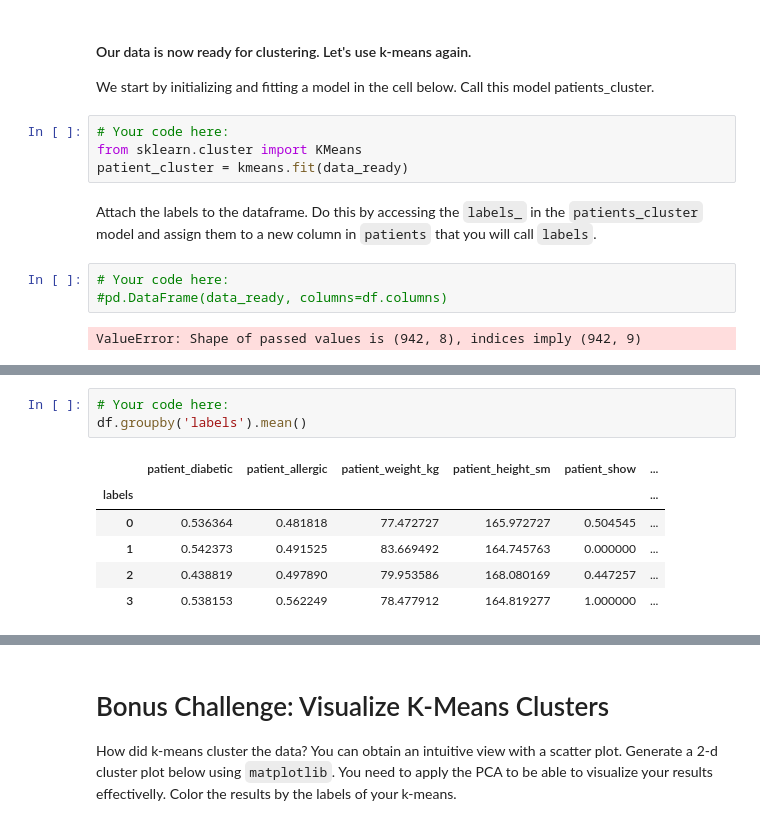
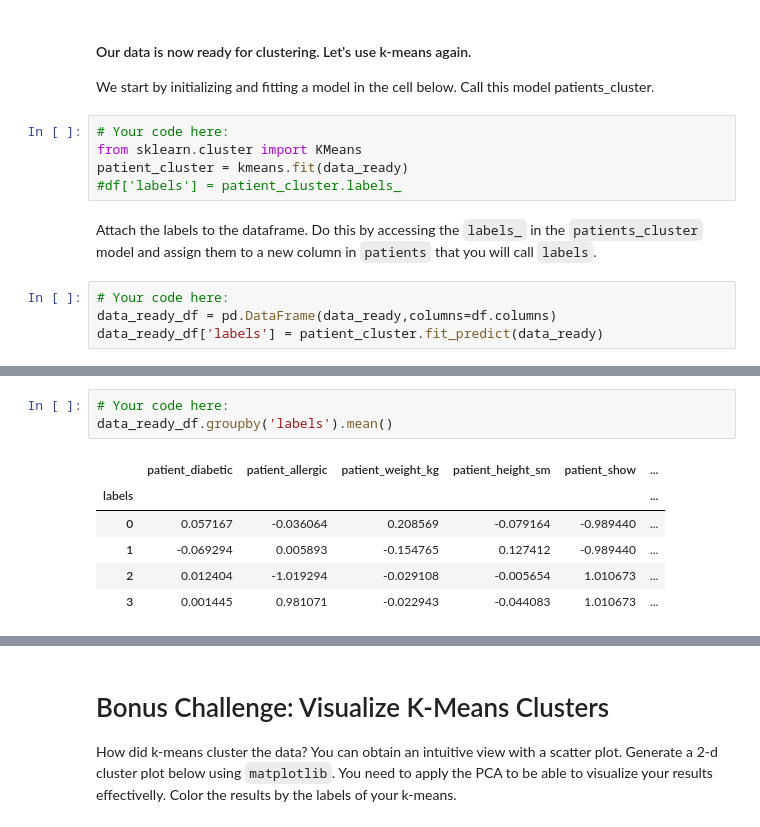
Before and after one commit to Marcio-Marchiori/Labs_Python, a Jupyter notebook: Lab_unsupervised/your-code/main.ipynb, the cells around one changed output, grey strips where cells are left out. Cells and saved outputs as stored; diff of their text form.

```diff
--- a/Lab_unsupervised/your-code/main.ipynb
+++ b/Lab_unsupervised/your-code/main.ipynb
@@ -384,13 +382,13 @@ We start by initializing and fitting a model in the cell below. Call this model
 # Your code here:
 from sklearn.cluster import KMeans
 patient_cluster = kmeans.fit(data_ready)
+#df['labels'] = patient_cluster.labels_
 # %% [markdown]
 Attach the labels to the dataframe. Do this by accessing the `labels_` in the `patients_cluster` model and assign them to a new column in `patients` that you will call `labels`.
 # %%
 # Your code here:
-#pd.DataFrame(data_ready, columns=df.columns)
+data_ready_df = pd.DataFrame(data_ready,columns=df.columns)
+data_ready_df['labels'] = patient_cluster.fit_predict(data_ready)
-# %% [output]
-ValueError: Shape of passed values is (942, 8), indices imply (942, 9)
 # %% [markdown]
 Now using a `groupby`, find the mean of every variable in `patients` and group by the `labels` column. This summary will allow us to see how the patients differ between the clusters. Your output should look similar to the image below.
 
@@ -399,13 +397,13 @@ Now using a `groupby`, find the mean of every variable in `patients` and group b
 Additionally, add a comment to describe which columns have the largest difference between clusters.
 # %%
 # Your code here:
-df.groupby('labels').mean()
+data_ready_df.groupby('labels').mean()
 # %% [output]
 |  | patient_diabetic | patient_allergic | patient_weight_kg | patient_height_sm | patient_show | ... |
 | labels |  |  |  |  |  | ... |
-| 0 | 0.536364 | 0.481818 | 77.472727 | 165.972727 | 0.504545 | ... |
-| 1 | 0.542373 | 0.491525 | 83.669492 | 164.745763 | 0.000000 | ... |
-| 2 | 0.438819 | 0.497890 | 79.953586 | 168.080169 | 0.447257 | ... |
-| 3 | 0.538153 | 0.562249 | 78.477912 | 164.819277 | 1.000000 | ... |
+| 0 | 0.057167 | -0.036064 | 0.208569 | -0.079164 | -0.989440 | ... |
+| 1 | -0.069294 | 0.005893 | -0.154765 | 0.127412 | -0.989440 | ... |
+| 2 | 0.012404 | -1.019294 | -0.029108 | -0.005654 | 1.010673 | ... |
+| 3 | 0.001445 | 0.981071 | -0.022943 | -0.044083 | 1.010673 | ... |
 # %%
 # Your comment here:
```
Also changed, not shown: parts of 12 cells of this notebook.
